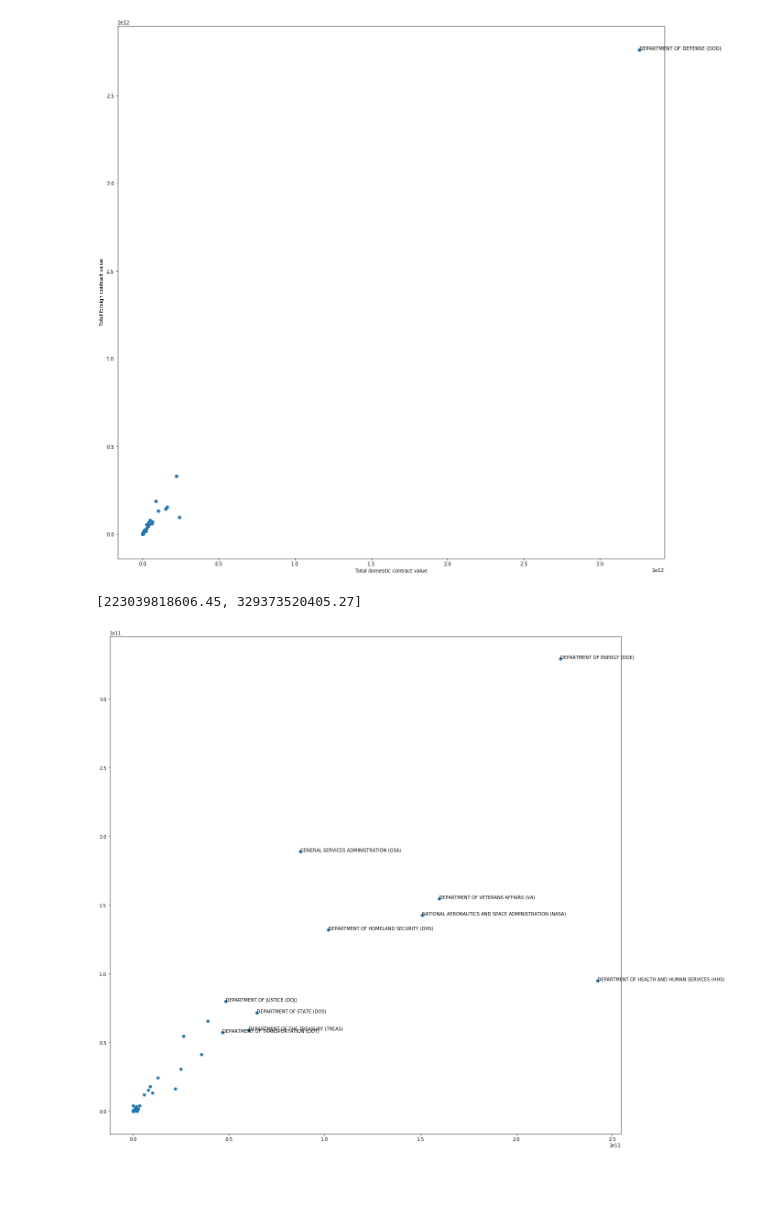
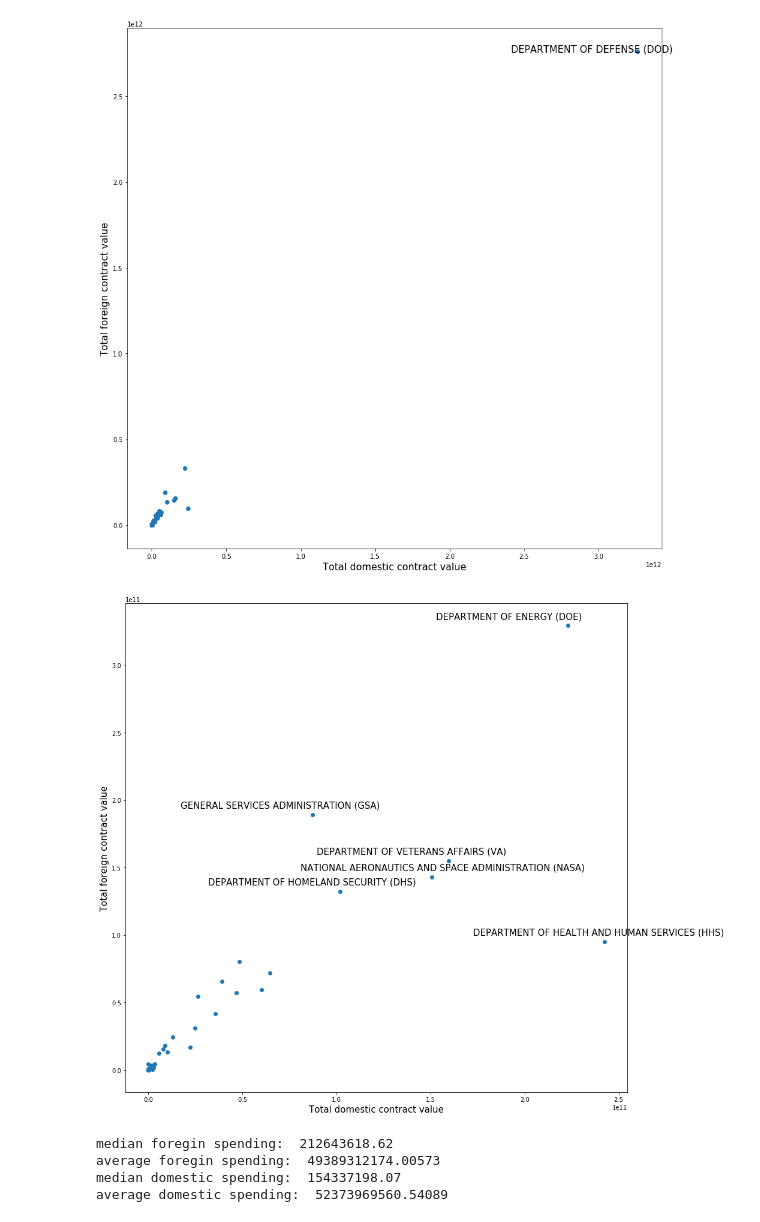
Before and after one commit to C7C8/ds3001-critter-analysis, a Jupyter notebook: notebooks/summary stats.ipynb, the cells around one changed output. Saved outputs shown, nothing was run; the diff lists cells and outputs as text; code cells hidden in the pictures; blank space fills up the shorter version.

Commit message:
resizing figures

```diff
--- a/notebooks/summary stats.ipynb
+++ b/notebooks/summary stats.ipynb
@@ -4,7 +4,7 @@
 #imports
 from numpy import *
 import matplotlib.pyplot as plt
-plt.rcParams['figure.figsize'] = [20, 20]
+plt.rcParams['figure.figsize'] = [15, 15]
 
 import numpy as np
 from prettytable import PrettyTable
@@ -32,53 +32,59 @@ with open ('nonDomesticSumsByDept.csv') as csvfile:
         agencyToSpending[key][1] = float(row[0])
 
 domesticSpending = []
 foreignSpending = []
 for x in agencyToSpending:
     domesticSpending.append(agencyToSpending[x][0])
     foreignSpending.append(agencyToSpending[x][1])
 
 
 #DoD vs everyone else
 plt.scatter(domesticSpending,foreignSpending)
-plt.ylabel('Total foreign contract value')
-plt.xlabel('Total domestic contract value')
-plt.annotate('DEPARTMENT OF DEFENSE (DOD)',(agencyToSpending['DEPARTMENT OF DEFENSE (DOD)'][0],
-                                            agencyToSpending['DEPARTMENT OF DEFENSE (DOD)'][1]))
+plt.ylabel('Total foreign contract value', fontsize=15)
+plt.xlabel('Total domestic contract value', fontsize=15)
+plt.annotate('DEPARTMENT OF DEFENSE (DOD)',(agencyToSpending['DEPARTMENT OF DEFENSE (DOD)'][0] - .85*10**12,
+                                            agencyToSpending['DEPARTMENT OF DEFENSE (DOD)'][1]), fontsize=15)
 plt.show()
-print(agencyToSpending['DEPARTMENT OF ENERGY (DOE)'])
 
 tier2Agencies = {}
 for agency in agencyToSpending:
     if agencyToSpending[agency][0] < 10**12:
         tier2Agencies[agency] = agencyToSpending[agency]
 tier2X = [tier2Agencies[x][0] for x in tier2Agencies]
 tier2Y = [tier2Agencies[x][1] for x in tier2Agencies]
 plt.scatter(tier2X,tier2Y)
 for x,y,label in zip(tier2X,tier2Y,tier2Agencies.keys()):
-    if x > .4*(10**11):
-        plt.annotate(label,(x,y))
+    if x > .8*(10**11):
+        plt.annotate(label,(x - (.7*10**11),y+.5*10**10), fontsize=15)
+plt.ylabel('Total foreign contract value', fontsize=15)
+plt.xlabel('Total domestic contract value', fontsize=15)
 plt.show()
 
-#.4*10**11
-tier3Agencies = {}
-for agency in agencyToSpending:
-    if agencyToSpending[agency][0] < .5*10**11:
-        tier3Agencies[agency] = agencyToSpending[agency]
-tier3X = [tier3Agencies[x][0] for x in tier3Agencies]
-tier3Y = [tier3Agencies[x][1] for x in tier3Agencies]
-plt.scatter(tier3X,tier3Y)
-for x,y,label in zip(tier3X,tier3Y,tier3Agencies.keys()):
-    if x > .6*(10**10):
-        plt.annotate(label,(x,y))
-plt.show()
+# #.4*10**11
+# tier3Agencies = {}
+# for agency in agencyToSpending:
+#     if agencyToSpending[agency][0] < .5*10**11:
+#         tier3Agencies[agency] = agencyToSpending[agency]
+# tier3X = [tier3Agencies[x][0] for x in tier3Agencies]
+# tier3Y = [tier3Agencies[x][1] for x in tier3Agencies]
+# plt.scatter(tier3X,tier3Y)
+# for x,y,label in zip(tier3X,tier3Y,tier3Agencies.keys()):
+#     if x > .6*(10**10):
+#         plt.annotate(label,(x,y))
+# plt.ylabel('Total foreign contract value')
+# plt.xlabel('Total domestic contract value')
+# plt.show()
 
 averageForeignSpending = sum(foreignSpending) / len(foreignSpending)
 domesticSpendingByAgency = sum(domesticSpending) / len(domesticSpending)
 print('median foregin spending: ', median(foreignSpending))
 print('average foregin spending: ', averageForeignSpending)
-print('median foregin spending: ', median(domesticSpendingByAgency))
+print('median domestic spending: ', median(domesticSpending))
 print('average domestic spending: ', domesticSpendingByAgency)
 # %% [output]
-[figure, old version]
+[figure, new version]
+[figure, new version]
-[223039818606.45, 329373520405.27]
+median foregin spending:  212643618.62
+average foregin spending:  49389312174.00573
+median domestic spending:  154337198.07
+average domestic spending:  52373969560.54089
-[figure, old version]
```
Also changed, not shown: parts of 1 cell of this notebook.
